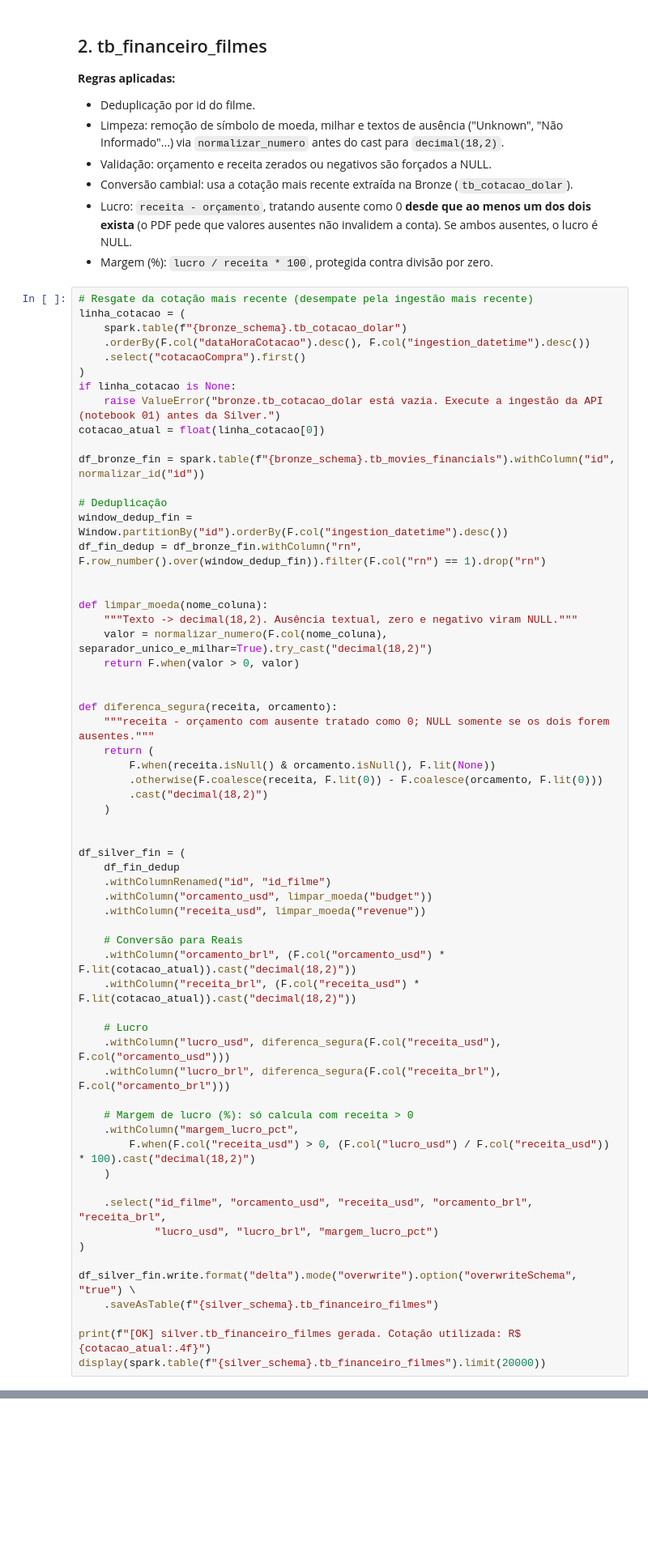
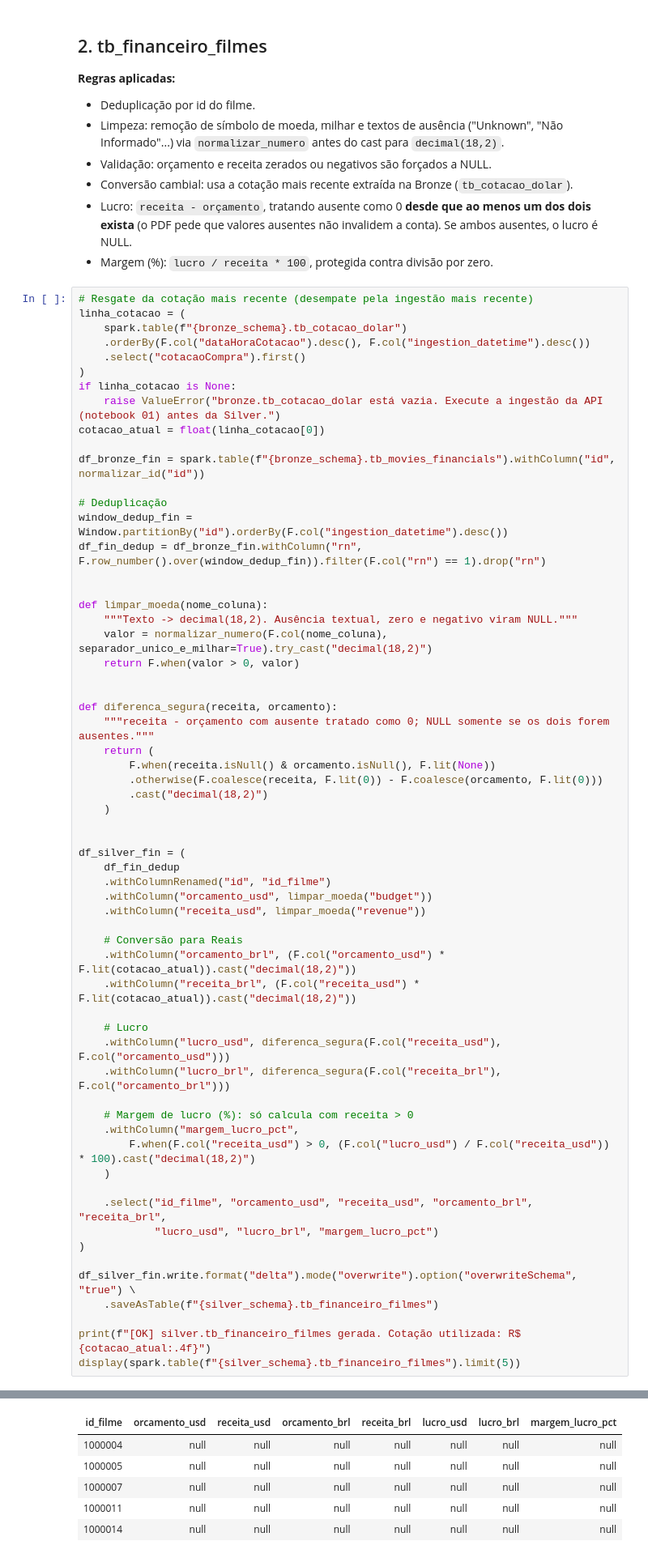
Before and after one commit to leonanmaster/atividade2_Rocket_Lab, a Jupyter notebook: 02_Silver.ipynb, the cells around one changed output, grey strips where cells are left out. Shown at 81% size. Saved outputs shown, nothing was run; the diff lists cells and outputs as text; blank space fills up the shorter version.

```diff
--- a/02_Silver.ipynb
+++ b/02_Silver.ipynb
@@ -224,6 +224,6 @@ df_silver_fin.write.format("delta").mode("overwrite").option("overwriteSchema",
     .saveAsTable(f"{silver_schema}.tb_financeiro_filmes")
 
 print(f"[OK] silver.tb_financeiro_filmes gerada. Cotação utilizada: R$ {cotacao_atual:.4f}")
-display(spark.table(f"{silver_schema}.tb_financeiro_filmes").limit(20000))
+display(spark.table(f"{silver_schema}.tb_financeiro_filmes").limit(5))
 # %% [output]
 [OK] silver.tb_financeiro_filmes gerada. Cotação utilizada: R$ 5.4000
@@ -231,3 +230,9 @@ display(spark.table(f"{silver_schema}.tb_financeiro_filmes").limit(20000))
+| id_filme | orcamento_usd | receita_usd | orcamento_brl | receita_brl | lucro_usd | lucro_brl | margem_lucro_pct |
+| 1000004 | null | null | null | null | null | null | null |
+| 1000005 | null | null | null | null | null | null | null |
+| 1000007 | null | null | null | null | null | null | null |
+| 1000011 | null | null | null | null | null | null | null |
+| 1000014 | null | null | null | null | null | null | null |
 # %% [markdown]
 ## 3. tb_metricas_engajamento
 
```
Also changed, not shown: parts of 4 cells of this notebook.
